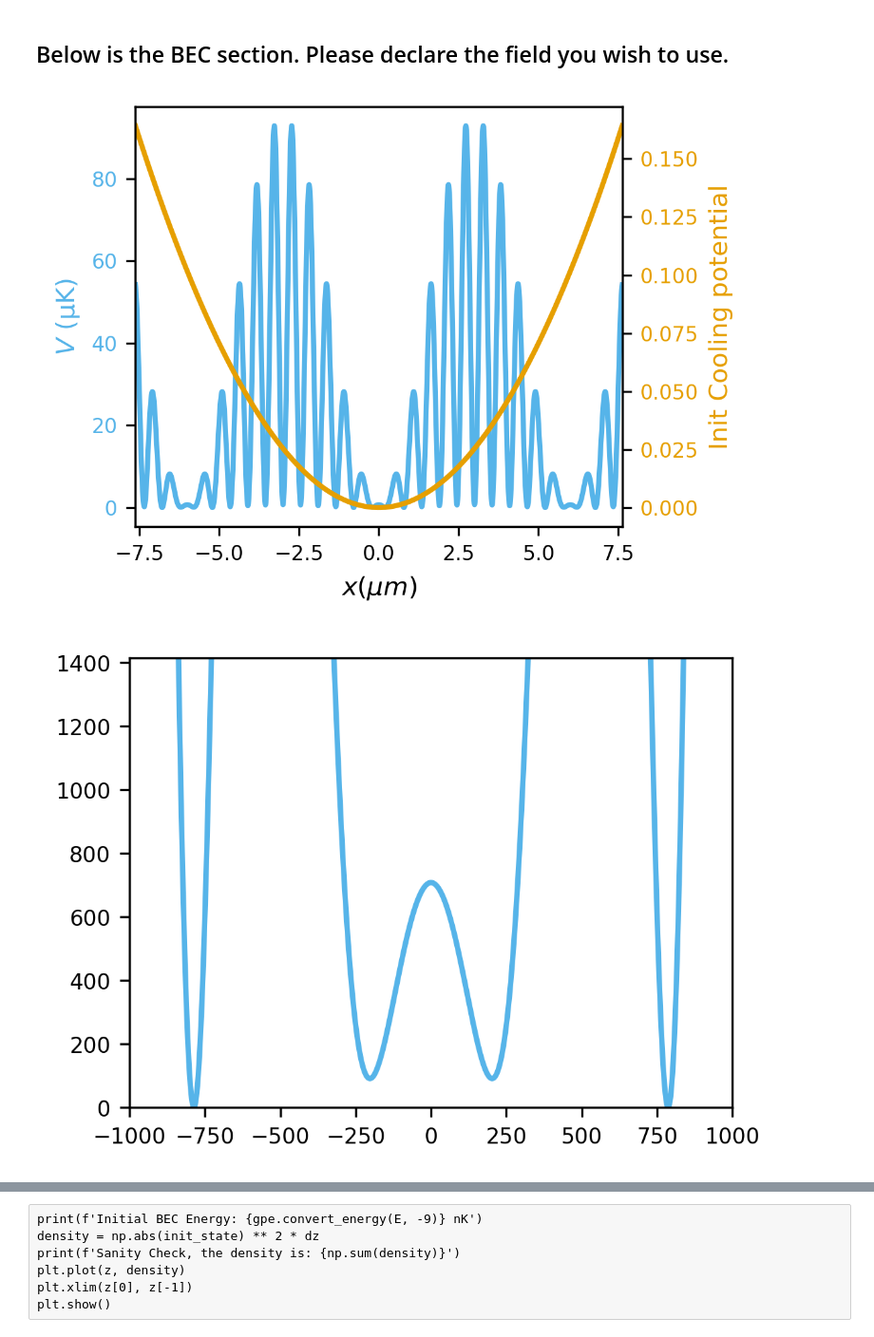
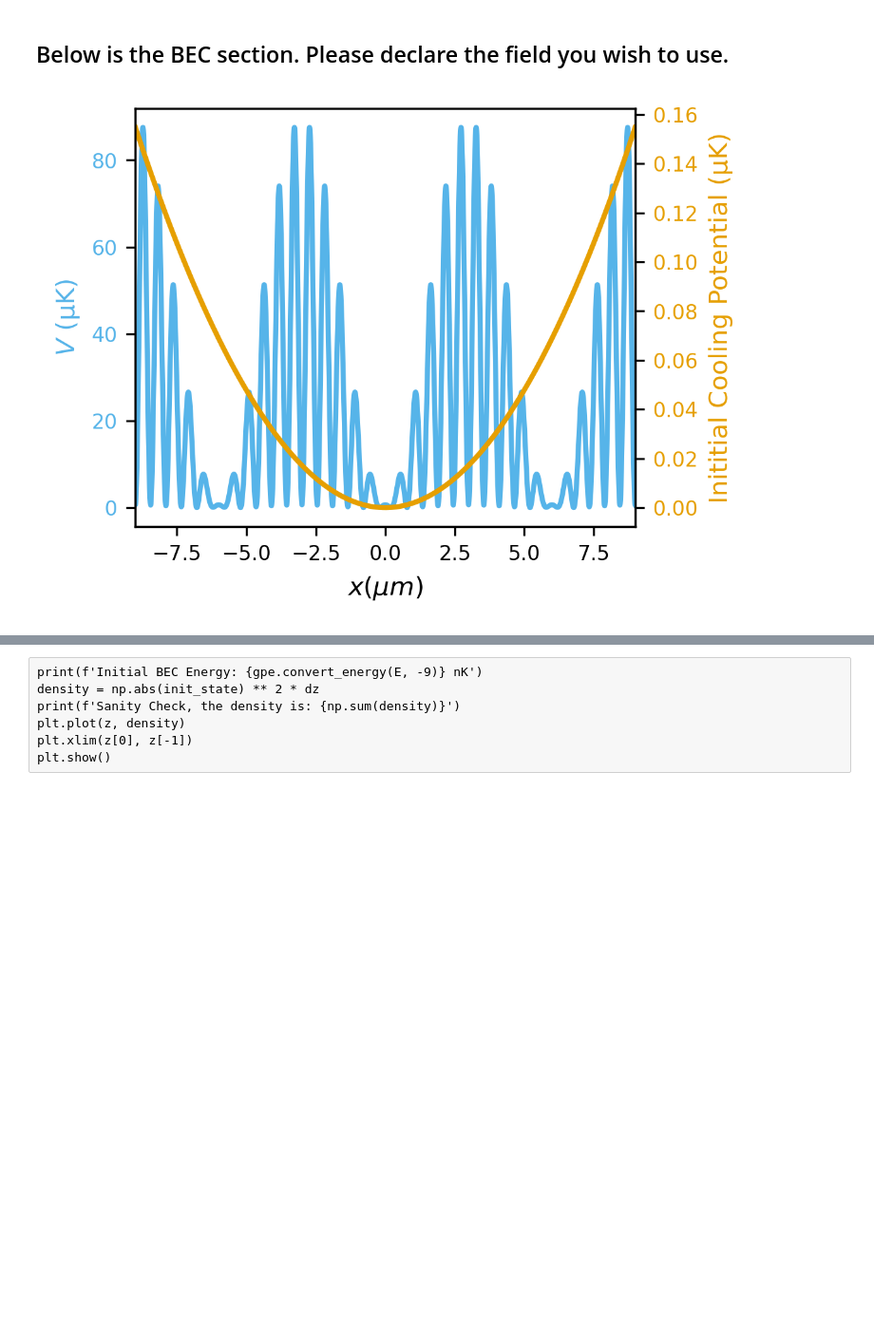
Before and after one commit to dustindberg/GPE, a Jupyter notebook: BEC_TwoFieldExample.ipynb, the cells around one changed output, grey strips where cells are left out. Shown at 95% size. Cells and saved outputs as stored; diff of their text form; code cells hidden in the pictures; blank space fills up the shorter version.

```diff
--- a/BEC_TwoFieldExample.ipynb
+++ b/BEC_TwoFieldExample.ipynb
@@ -111,7 +111,7 @@ principal_wavelength = atomic_transition(transition)
 # Resonance frequency of the atomic transition in units of 2π Hz to keep units consistent,
 ω_0 = 2 * np.pi * speed_of_light / principal_wavelength * 1e9
 # Model parameters for dimensionless units.
-ω_x = 0.5 * 2 * np.pi  # From experimental cigar length params
+ω_x = 0.25 * 2 * np.pi  # From experimental cigar length params
 ω_yz = 500 * 2 * np.pi
 N = 2e3
 
@@ -243,7 +243,7 @@ Define Laser Params and the simulation grid
 λ_control = np.array([1000, 1200])
 λ_min = min(λ_control)
 # Target wavelength (equal to the width of the superoscillations window)
-λ_target = 0.2 * principal_wavelength
+λ_target = 0.2 * principal_wavelength  # 0.2*
 # Wavevectors in dimensionless units for computation purposes
 k_target = 2 * np.pi / gpe.dimless_x(λ_target, -9)
 k = 2 * np.pi * (gpe.dimless_x(λ_control, -9) ** -1)
@@ -251,7 +251,8 @@ k = 2 * np.pi * (gpe.dimless_x(λ_control, -9) ** -1)
 # Set the dimensionless length of the window for superoscillations here
 window = gpe.dimless_x(λ_target, -9)
 # Limit the full range of pulse to the characteristic length
-x_lim = gpe.dimless_x(0.5 * gpe.L_x)
+x_lim = gpe.dimless_x(9, -6)
+print(f'Compare the characteristic length {gpe.L_x*1e6} μm vs the full wave length: {2 * gpe.convert_x(x_lim, -6)} μm')
 x_res = 2 ** 15
 dx = 2 * x_lim / x_res
 
@@ -689,6 +597,6 @@ plt.show()
 # %%
 # Visual Assesment Modifier
-vam = 1.03e8
+vam = 1e8
 
 winamps = winner_amps * vam
 
@@ -836,41 +744,40 @@ sys_params = dict(
     N=N,
     k=ke,
     initial_trap=VV,
     times=times,
     diff_k=diff_k,
     get_mu=True,
 )
 
 c1 = ok['blue']
 c2 = ok['orange']
 
 fig=plt.figure()
 ax1=fig.add_subplot(111)
 ax1.plot(z_micro, gpe.convert_energy(sys_params['initial_trap'](z), -6), label='SO Potential', color=c1)
 ax1.set_xlabel('$x (μm)$')
 ax1.set_xlim(z_micro[0], z_micro[-1])
 
 if pre_cooling:
     ax2 = ax1.twinx()
     ax2.plot(z_micro, gpe.convert_energy(first_pass_cooling(z), -6), label='Initial Cooling Potential', color=c2)
-    ax2.set_ylabel('Init Cooling potential', color=c2)
+    ax2.set_ylabel('Inititial Cooling Potential (μK)', color=c2)
     ax2.tick_params(axis='y', labelcolor=c2)
 
 ax1.set_ylabel('$V$ (μK)', color=c1)
 ax1.tick_params(axis='y', labelcolor=c1)
 #plt.ticklabel_format(style='sci', axis='y', scilimits=(-1e-4, 1e-4))
 plt.tight_layout()
 plt.savefig(f'{file_path}/{file_name}_CoolingPotential_{test_field_tag}.pdf')
 plt.show()
 
-plt.figure()
-plt.plot(z_nano, gpe.convert_energy(sys_params['initial_trap'](z), -9))
-plt.xlim(-λ_min, λ_min)
-plt.ylim(0, 2 * max(gpe.convert_energy(sys_params['initial_trap'](x), -9)))
-plt.show()
+#plt.figure()
+#plt.plot(z_nano, gpe.convert_energy(sys_params['initial_trap'](z), -9))
+#plt.xlim(-λ_min, λ_min)
+#plt.ylim(0, 2 * max(gpe.convert_energy(sys_params['initial_trap'](x), -9)))
+#plt.show()
 # %% [output]
-[figure, old version]
+[figure, new version]
-[figure, removed]
 # %%
 if pre_cooling:
     init_state, E, mu = imag_time_gpe1D(
```
Also changed, not shown: parts of 24 cells of this notebook.
